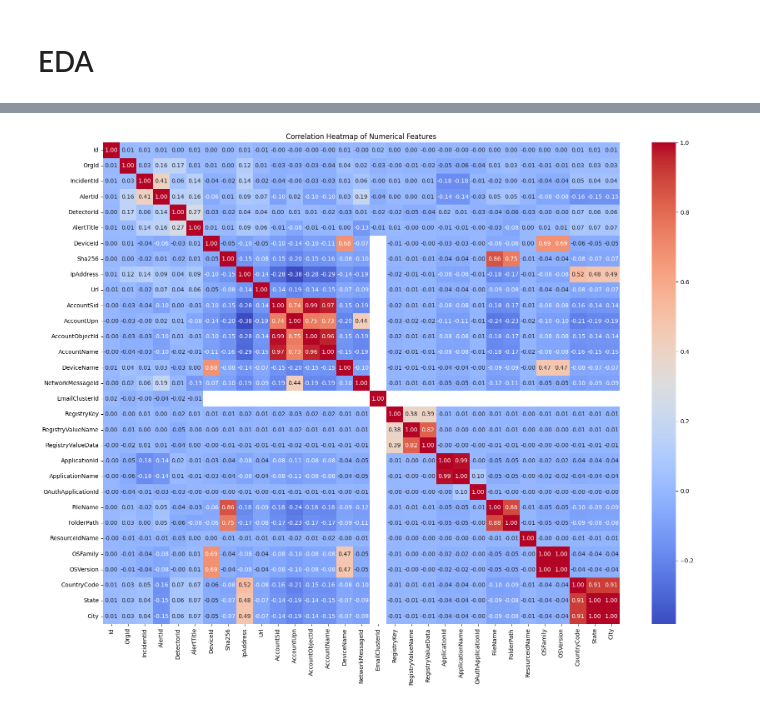
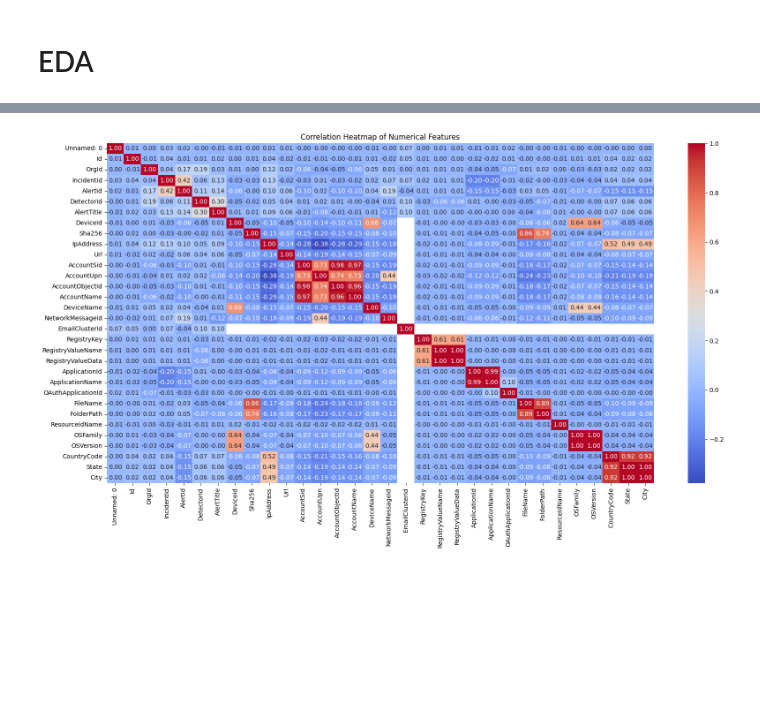
Before and after one commit to Avijit-Jana/Classifying_Cybersecurity_Incidents_Machine_Learning, a Jupyter notebook: NoteBooks/Data_Exploration_&_Understanding.ipynb, the cells around one changed output, grey strips where cells are left out. Cells and saved outputs as stored; diff of their text form; code cells hidden in the pictures; blank space fills up the shorter version.

```diff
--- a/NoteBooks/Data_Exploration_&_Understanding.ipynb
+++ b/NoteBooks/Data_Exploration_&_Understanding.ipynb
@@ -6,4 +6,5 @@ import numpy as np
 import seaborn as sns
 import matplotlib.pyplot as plt
 # %%
-df = pd.read_csv('../Dataset/GUIDE_Train.csv')
+df = pd.read_csv('/content/Dataset/new_train_sample.csv')
+df.head(3)
@@ -79,8 +103,13 @@ plt.show()
 # %%
-# Correlation heatmap for numerical features
-plt.figure(figsize=(20, 15))
-sns.heatmap(df[num_columns].corr(), annot=True, cmap='coolwarm', fmt='.2f')
-plt.title('Correlation Heatmap of Numerical Features')
+# Select only numerical columns
+numerical_data = df.select_dtypes(include=[np.number])
+
+# Calculate correlation matrix for numerical features
+correlation_matrix = numerical_data.corr()
+
+plt.figure(figsize=(20, 10))
+sns.heatmap(correlation_matrix, annot=True, cmap="coolwarm", fmt=".2f")
+plt.title("Correlation Heatmap of Numerical Features")
 plt.show()
 # %% [output]
-[figure, old version]
+[figure, new version]
```
Also changed, not shown: parts of 9 cells of this notebook.
